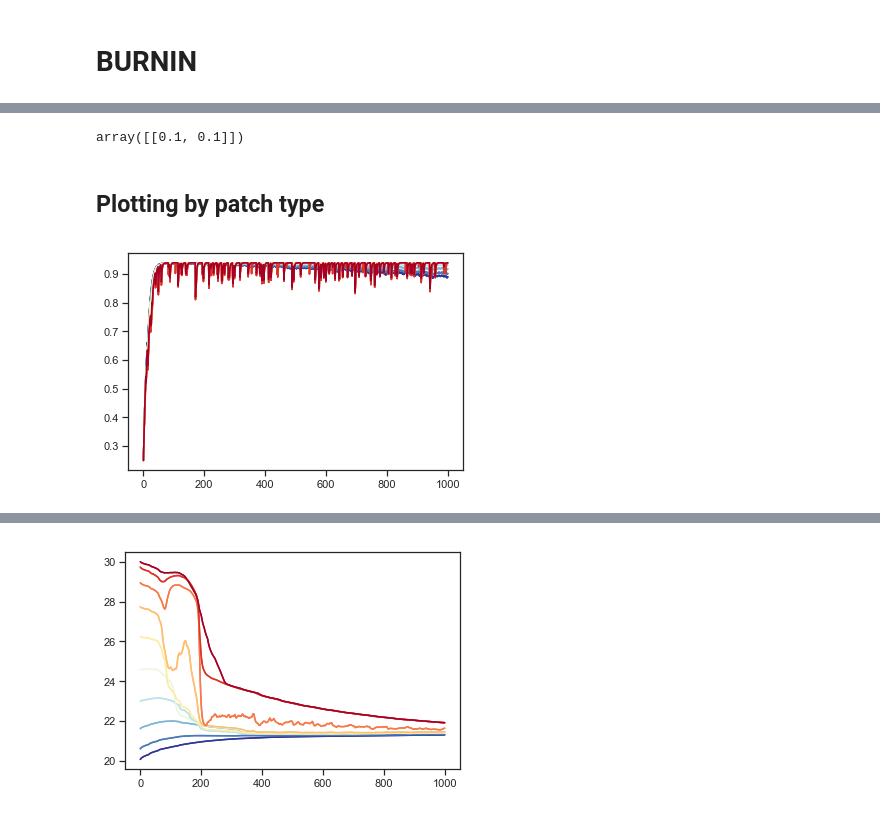
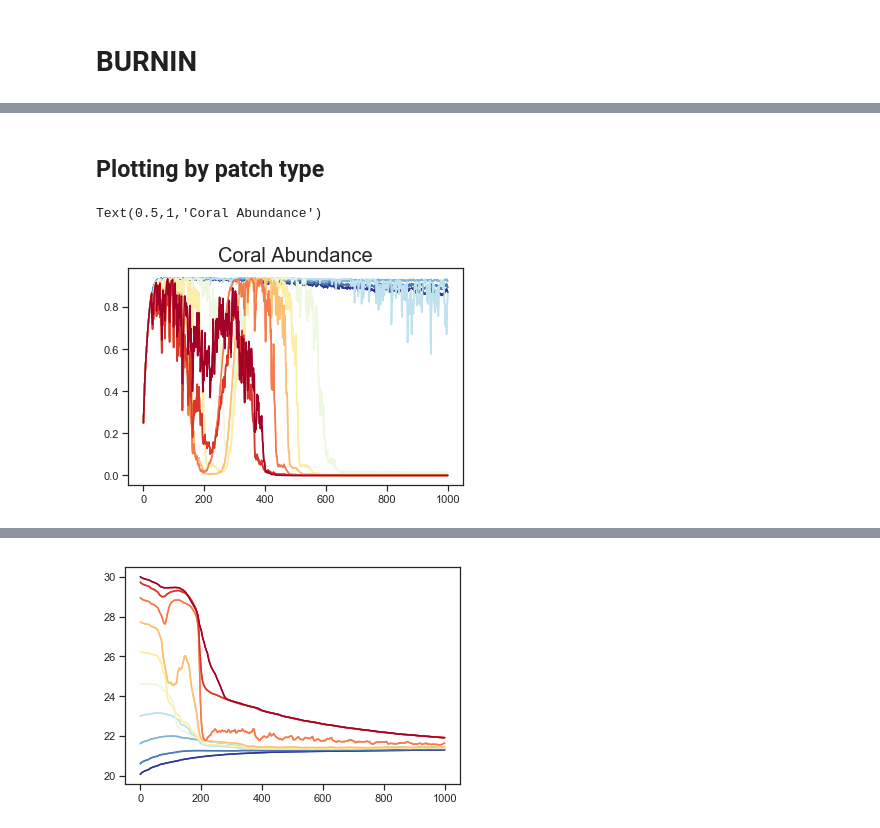
Before and after one commit to pinskylab/coral-restoration, a Jupyter notebook: Coral_Restoration.ipynb, the cells around one changed output, grey strips where cells are left out. Cells and saved outputs as stored; diff of their text form; code cells hidden in the pictures.

Commit message:
Updated trait selection code

```diff
--- a/Coral_Restoration.ipynb
+++ b/Coral_Restoration.ipynb
@@ -756,6 +762,7 @@ def coral_restore_fun2(param,spp_state,trait_state,temps,anomalies,algaemort_ful
     value = param['value']
     scaling_frac = param['scaling_frac']
     percentile = param['percentile']
+    trait_increase = param['trait_increase']
     num_restore = param['num_restore']
     restore_array = param['restore_array']
 
@@ -815,7 +822,7 @@ def coral_restore_fun2(param,spp_state,trait_state,temps,anomalies,algaemort_ful
 
             #! CURRENTLY WORKING ON THE FOLLOWING LINES:
             #! Calls the function that sets trait restoration
-            trait_restore = set_trait_fun(Z_ALL[:,:,tick+1], V, num_restore, restore_array, trait_strategy, value, scaling_frac, percentile)
+            trait_restore = set_trait_fun(Z_ALL[:,:,tick+1], V, num_restore, restore_array, trait_strategy, value, scaling_frac, percentile, trait_increase)
 
             # Keep restoration reef (last reef) at constant N with 100% of all species:
             N_ALL[-num_restore:,:,tick+1] = source_cover
@@ -852,7 +859,7 @@ def coral_restore_fun2(param,spp_state,trait_state,temps,anomalies,algaemort_ful
 
             #! CURRENTLY WORKING ON THE FOLLOWING LINES:
             #! Calls the function that sets trait restoration
-            trait_restore = set_trait_fun(Z_ALL[:,:,tick+1], V, num_restore, restore_array, trait_strategy, value, scaling_frac, percentile)
+            trait_restore = set_trait_fun(Z_ALL[:,:,tick+1], V, num_restore, restore_array, trait_strategy, value, scaling_frac, percentile, trait_increase)
             # Keep restoration reef (last reef) at constant N with 100% of all species:
             N_ALL[-num_restore:,:,tick+1] = source_cover
             Z_ALL[-num_restore:,:,tick+1] = trait_restore
@@ -893,5 +900,26 @@ V = np.array([[0.1,0.1]])
 annual_temp_change = 0.011
 maxtemp = 32 #for sigmoid temperature increase scenario
+# %%
+nsp = 1 # Number of species in model
+size = 20 # Number of reefs in model
+burnin = 1000 # Length of burn-in period
+runtime = 500 # Length of environmental change period
+mid = 27. # Mean temperature across all reefs at start of simulation
+temp_range = 3. # Range of temperatures across reefs at start of simulation
+species_type = np.array([[1]]) # Species type ID
+species = ["C1"] # Species labels
+iterations = 50 # Number of stochastic iterations
+temp_stoch = 0.2
+r_max = np.array([[1.5]])
+w = np.array([[1.5]])
+beta = np.array([[.1]])
+alphas = np.array([[1.]])
+m_const = 0.1 # Value used for constant mortality case
+mortality_model = "temp_vary"
+alg_mort = 0.15
+V = np.array([[0.1]])
+annual_temp_change = 0.011
+maxtemp = 32 #for sigmoid temperature increase scenario
 # %% [markdown]
 # Restoration parameters
 # %%
@@ -1207,7 +1235,8 @@ for i in np.arange(0,20):
 # %% [markdown]
 # BURNIN
 # %%
-trait_strategy = 'value' #Options: 'value', 'variance', 'percentile'
-value = 27 #For value strategy
+trait_strategy = 'constant_increase' #Options: 'value', 'variance', 'percentile', 'constant_increase'
+value = 35 #For value strategy
 scaling_frac = 0.5 #For variance strategy
 percentile = 50 #For percentile strategy
+trait_increase = 0 #For constant_increase strategy
@@ -1219,7 +1260,8 @@ percentile = 50 #For percentile strategy
 #source_cover = np.ones((num_restore,nsp)) #this sets every source reef at 1,
 #can set with another array to change values
 
-source_cover = np.array([1e-49,1e-49])
+source_cover = np.array([1,1])
+#source_cover = np.array([1e-49])
 #source_cover = np.array([1e-49,1e-49])
 
 #Start (and keep) restoration source reefs at the baseline amount with specified trait value
@@ -1259,6 +1301,7 @@ parameters_dict = {'nsp': nsp,
                     'value': value,
                     'scaling_frac': scaling_frac,
                     'percentile': percentile,
+                    'trait_increase': trait_increase,
                     'num_restore':num_restore,
                     'restore_array':restore_array
                     }
@@ -1280,7 +1323,3 @@ BURNIN
-# %%
-V
-# %% [output]
-array([[0.1, 0.1]])
 # %% [markdown]
 ## Plotting by patch type
 # %%
@@ -1298,13 +1337,16 @@ def discrete_cmap(N, base_cmap=None):
 # %%
 cmap = discrete_cmap(10, base_cmap="RdYlBu")
 color_idx = np.linspace(0, 1, 10)
 species = 0
 
 for i, idx in zip(np.arange(0,10), color_idx):
     plt.plot(N0[i,species,:], color=cmap(idx))
 
 cmap = discrete_cmap(10, base_cmap="RdYlBu_r")
 for i, idx in zip(np.arange(10,20), color_idx):
     plt.plot(N0[i,species,:], color=cmap(idx))
+
+plt.title("Coral Abundance", fontsize=20)
 # %% [output]
+Text(0.5,1,'Coral Abundance')
-[figure, old version]
+[figure, new version]
```
Also changed, not shown: parts of 29 cells of this notebook.
